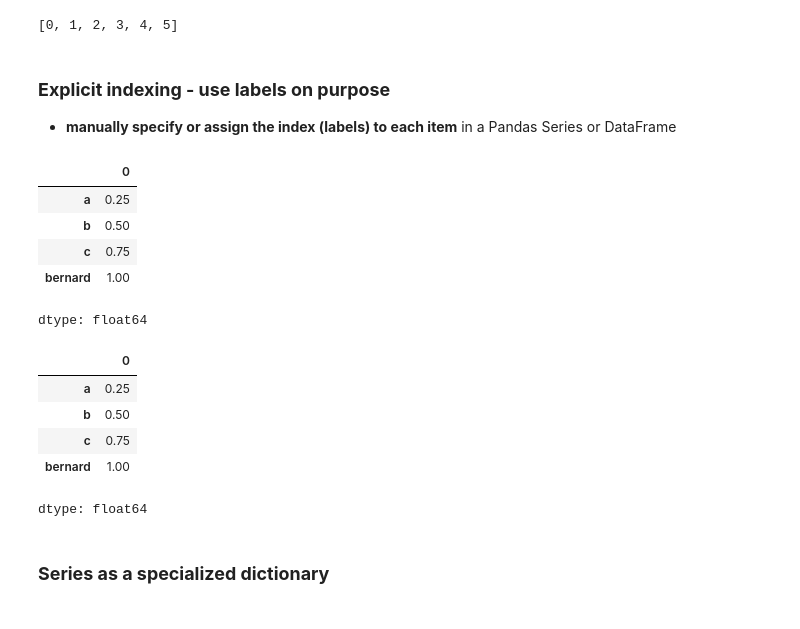
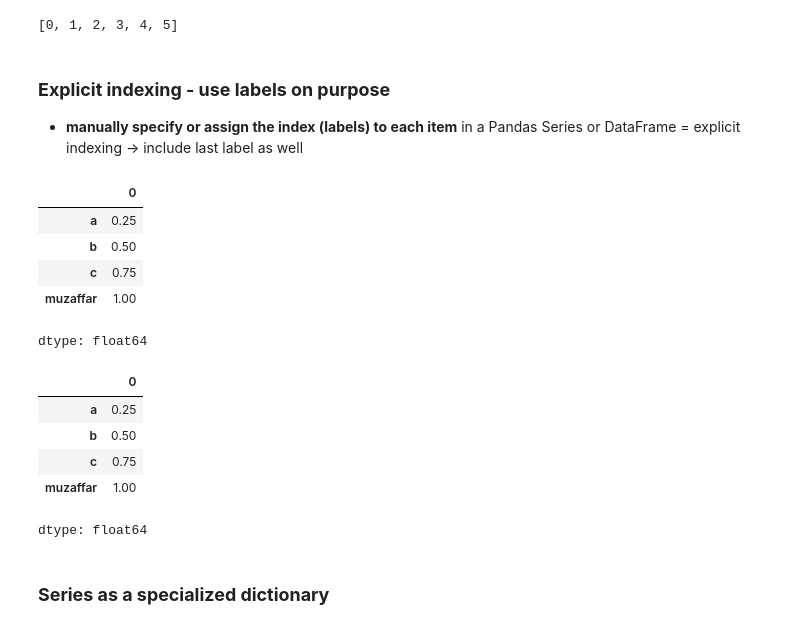
Before and after one commit to muzaffarizamuddin/Data-Science-Project, a Jupyter notebook: P166246_Week7_DataManipulation_Pandas_20251122_ORI.ipynb, the cells around one changed output. Drawn from its saved outputs; the diff is of its cells as text; code cells hidden in the pictures.

```diff
--- a/P166246_Week7_DataManipulation_Pandas_20251122_ORI.ipynb
+++ b/P166246_Week7_DataManipulation_Pandas_20251122_ORI.ipynb
@@ -83,30 +86,31 @@ my_list[:]    # Returns entire list
 ### **Explicit indexing - use labels on purpose**
 
 - **manually specify or assign the index (labels) to each item** in a Pandas Series or DataFrame
+= explicit indexing -> include last label as well
 # %%
 # Index need not be an integer
 # Index can take on "string" format as well
 # We can define the indexes ourselves
 data = pd.Series([.25, .5, .75, 1.0],
-                 index = ['a', 'b', 'c', 'bernard'])
+                 index = ['a', 'b', 'c', 'muzaffar'])
 data
 # %% [output]
 |  | 0 |
 | a | 0.25 |
 | b | 0.50 |
 | c | 0.75 |
-| bernard | 1.00 |
+| muzaffar | 1.00 |
 dtype: float64
 # %%
 # Extract data using index
 # The ending label is included in the slice
-data['a':'bernard']
+data['a':'muzaffar']
 # %% [output]
 |  | 0 |
 | a | 0.25 |
 | b | 0.50 |
 | c | 0.75 |
-| bernard | 1.00 |
+| muzaffar | 1.00 |
 dtype: float64
 # %% [markdown]
 ### **Series as a specialized dictionary**
```
Also changed, not shown: parts of 23 cells of this notebook.
